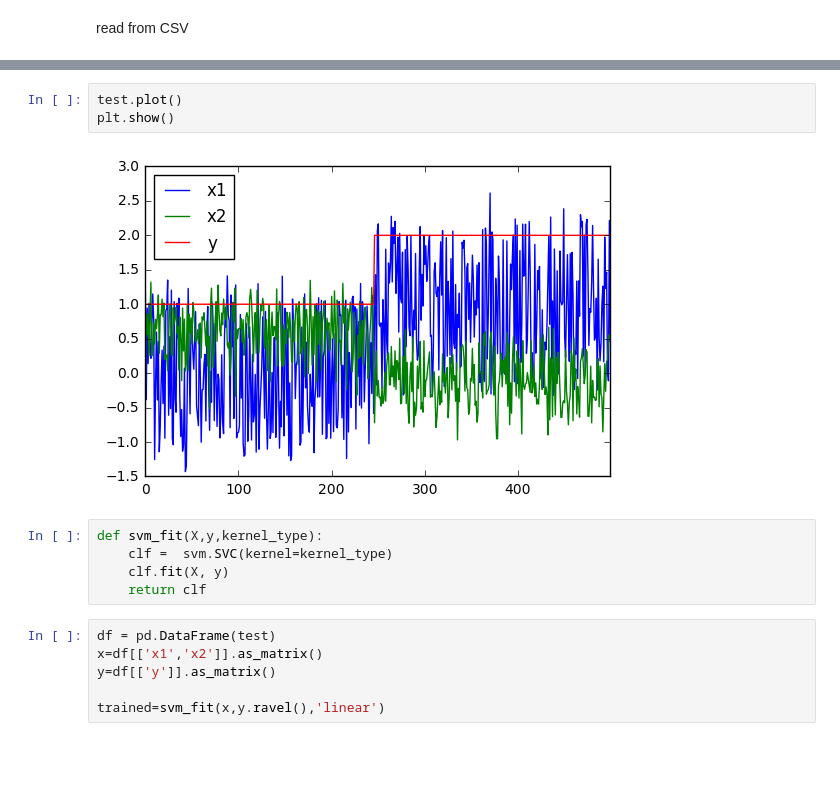
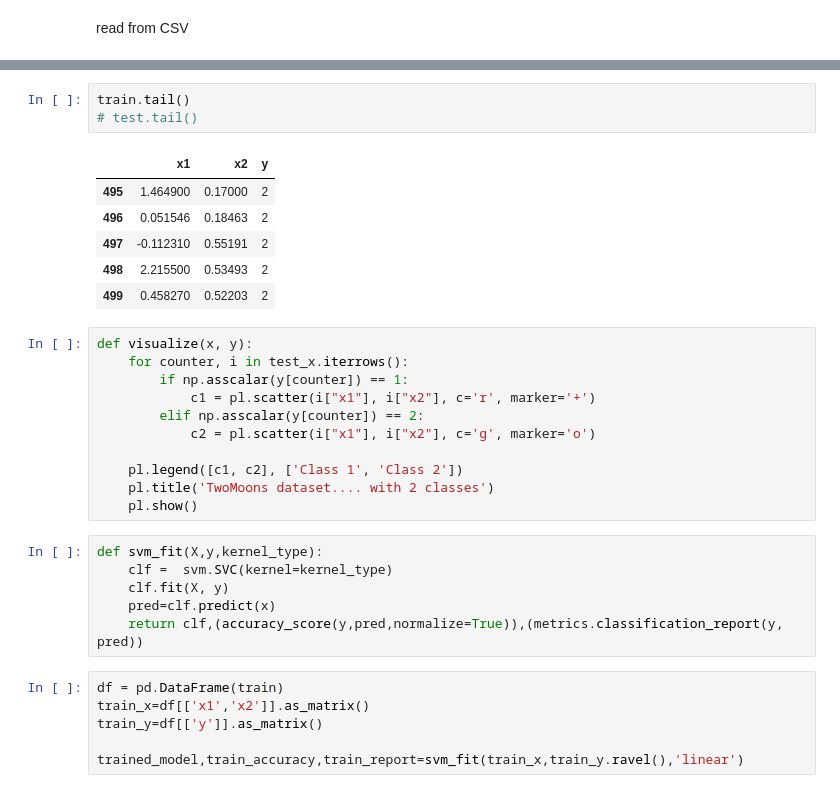
Before and after one commit to xtarx/SVMs-on-Toy-Dataset, a Jupyter notebook: ex2.ipynb, the cells around one changed output, grey strips where cells are left out. Drawn from its saved outputs; the diff is of its cells as text; blank space fills up the shorter version.

```diff
--- a/ex2.ipynb
+++ b/ex2.ipynb
@@ -25,16 +23,33 @@ test.head()
-# %%
-test.plot()
-plt.show()
-# %% [output]
-[figure, removed]
+# %%
+train.tail()
+# test.tail()
+# %% [output]
+|  | x1 | x2 | y |
+| 495 | 1.464900 | 0.17000 | 2 |
+| 496 | 0.051546 | 0.18463 | 2 |
+| 497 | -0.112310 | 0.55191 | 2 |
+| 498 | 2.215500 | 0.53493 | 2 |
+| 499 | 0.458270 | 0.52203 | 2 |
+# %%
+def visualize(x, y):
+    for counter, i in test_x.iterrows():
+        if np.asscalar(y[counter]) == 1:
+            c1 = pl.scatter(i["x1"], i["x2"], c='r', marker='+')
+        elif np.asscalar(y[counter]) == 2:
+            c2 = pl.scatter(i["x1"], i["x2"], c='g', marker='o')
+
+    pl.legend([c1, c2], ['Class 1', 'Class 2'])
+    pl.title('TwoMoons dataset.... with 2 classes')
+    pl.show()
 # %%
 def svm_fit(X,y,kernel_type):
     clf =  svm.SVC(kernel=kernel_type)
     clf.fit(X, y)
-    return clf
+    pred=clf.predict(x)
+    return clf,(accuracy_score(y,pred,normalize=True)),(metrics.classification_report(y, pred))
 # %%
-df = pd.DataFrame(test)
-x=df[['x1','x2']].as_matrix()
-y=df[['y']].as_matrix()
+df = pd.DataFrame(train)
+train_x=df[['x1','x2']].as_matrix()
+train_y=df[['y']].as_matrix()
 
-trained=svm_fit(x,y.ravel(),'linear')
+trained_model,train_accuracy,train_report=svm_fit(train_x,train_y.ravel(),'linear')
```
Also changed, not shown: parts of 8 cells of this notebook, 1 other file.
